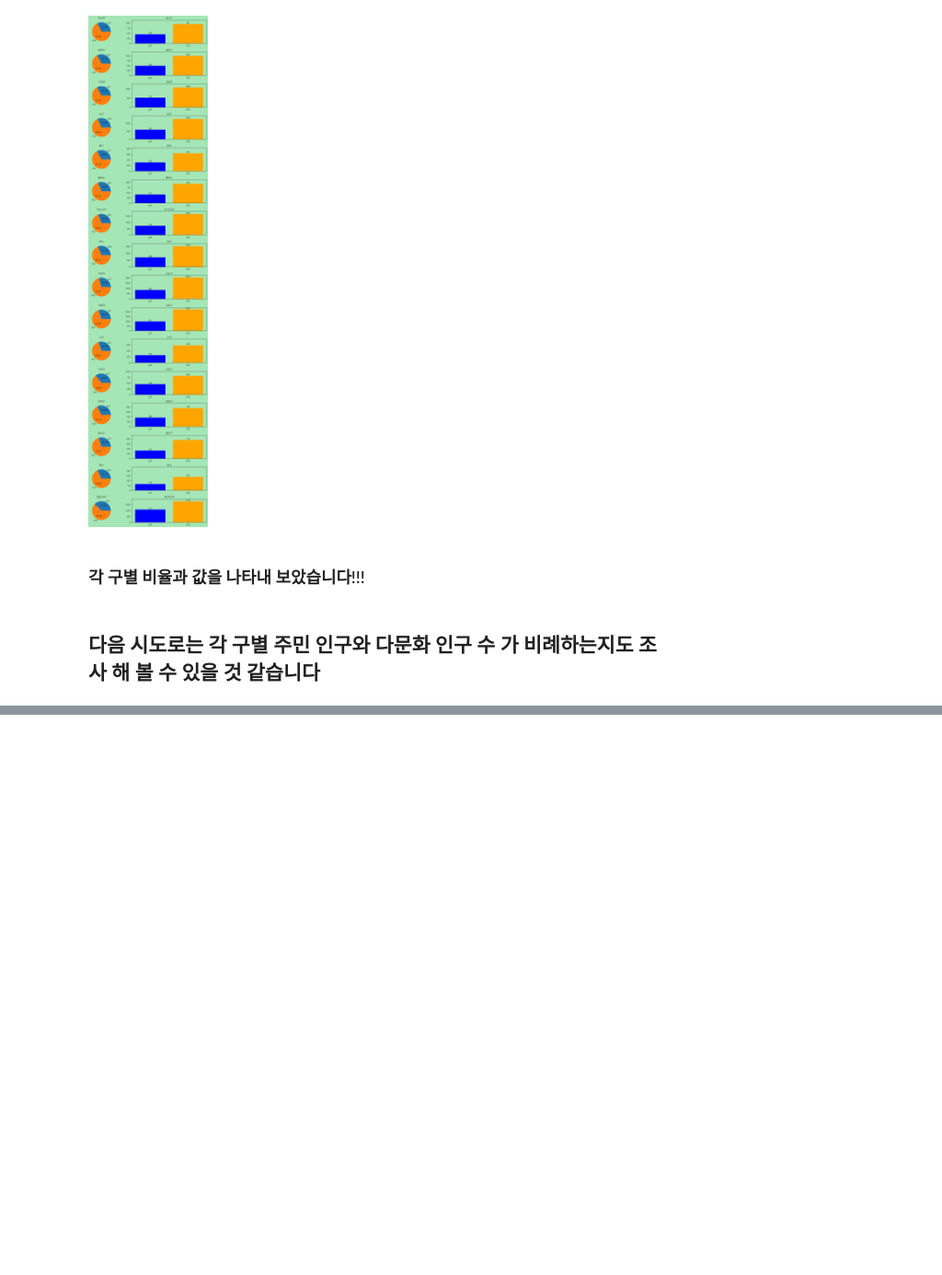
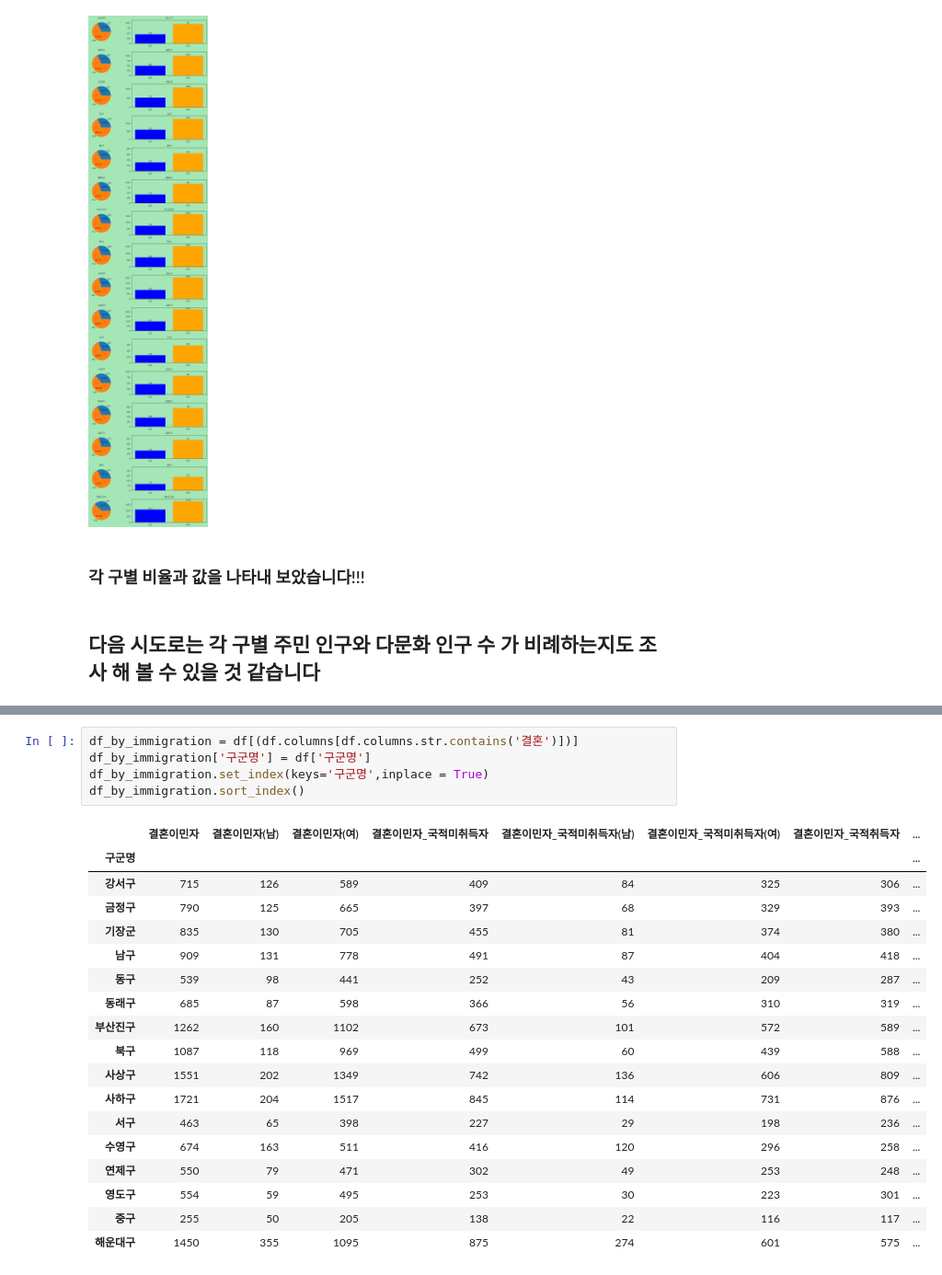
Before and after one commit to ghdaud30/Kaggle-Dacon, a Jupyter notebook: Analysis/부산_다문화_인구_분석.ipynb, the cells around one changed output, grey strips where cells are left out. Shown: that part at 92% size. Drawn from its saved outputs; the diff is of its cells as text; blank space fills up the shorter version.

```diff
--- a/Analysis/부산_다문화_인구_분석.ipynb
+++ b/Analysis/부산_다문화_인구_분석.ipynb
@@ -385,0 +383,24 @@ plt.show()
+# %%
+df_by_immigration = df[(df.columns[df.columns.str.contains('결혼')])]
+df_by_immigration['구군명'] = df['구군명']
+df_by_immigration.set_index(keys='구군명',inplace = True)
+df_by_immigration.sort_index()
+# %% [output]
+|  | 결혼이민자 | 결혼이민자(남) | 결혼이민자(여) | 결혼이민자_국적미취득자 | 결혼이민자_국적미취득자(남) | 결혼이민자_국적미취득자(여) | 결혼이민자_국적취득자 | ... |
+| 구군명 |  |  |  |  |  |  |  | ... |
+| 강서구 | 715 | 126 | 589 | 409 | 84 | 325 | 306 | ... |
+| 금정구 | 790 | 125 | 665 | 397 | 68 | 329 | 393 | ... |
+| 기장군 | 835 | 130 | 705 | 455 | 81 | 374 | 380 | ... |
+| 남구 | 909 | 131 | 778 | 491 | 87 | 404 | 418 | ... |
+| 동구 | 539 | 98 | 441 | 252 | 43 | 209 | 287 | ... |
+| 동래구 | 685 | 87 | 598 | 366 | 56 | 310 | 319 | ... |
+| 부산진구 | 1262 | 160 | 1102 | 673 | 101 | 572 | 589 | ... |
+| 북구 | 1087 | 118 | 969 | 499 | 60 | 439 | 588 | ... |
+| 사상구 | 1551 | 202 | 1349 | 742 | 136 | 606 | 809 | ... |
+| 사하구 | 1721 | 204 | 1517 | 845 | 114 | 731 | 876 | ... |
+| 서구 | 463 | 65 | 398 | 227 | 29 | 198 | 236 | ... |
+| 수영구 | 674 | 163 | 511 | 416 | 120 | 296 | 258 | ... |
+| 연제구 | 550 | 79 | 471 | 302 | 49 | 253 | 248 | ... |
+| 영도구 | 554 | 59 | 495 | 253 | 30 | 223 | 301 | ... |
+| 중구 | 255 | 50 | 205 | 138 | 22 | 116 | 117 | ... |
+| 해운대구 | 1450 | 355 | 1095 | 875 | 274 | 601 | 575 | ... |
```
Also changed, not shown: parts of 5 cells of this notebook, 1 other file.
